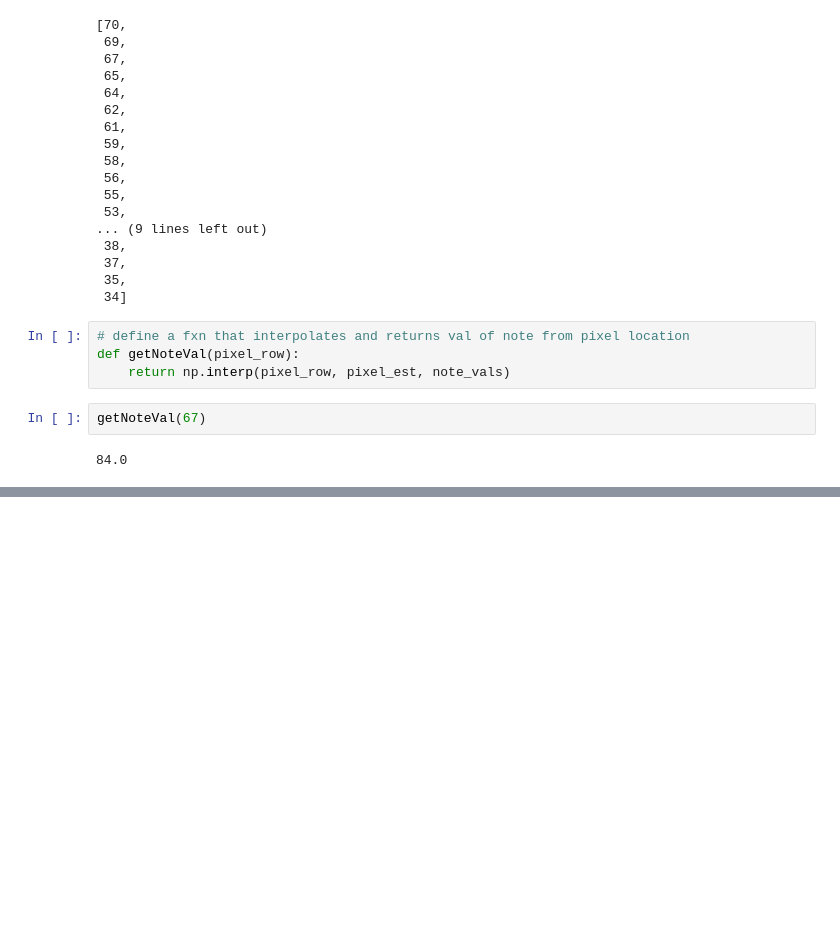
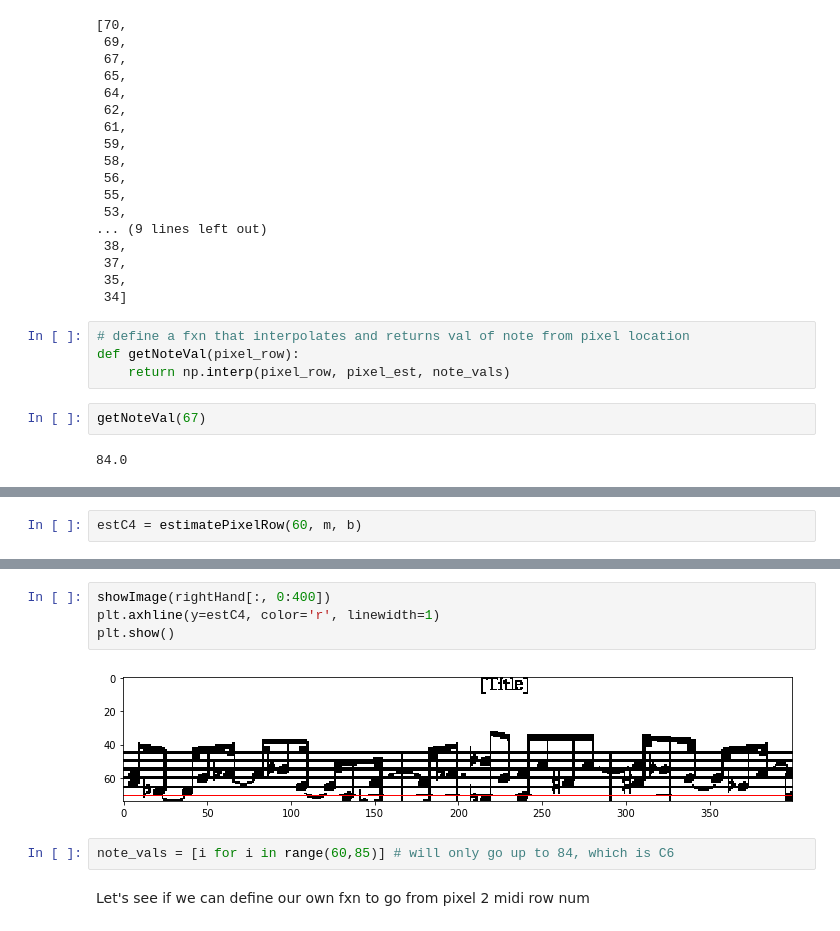
Before and after one commit to db7894/sheet_id, a Jupyter notebook: Summer2018/try_one_page_strip.ipynb, the cells around one changed output, grey strips where cells are left out. Drawn from its saved outputs; the diff is of its cells as text; blank space fills up the shorter version.

```diff
--- a/Summer2018/try_one_page_strip.ipynb
+++ b/Summer2018/try_one_page_strip.ipynb
@@ -408,0 +437,2 @@ getNoteVal(67)
+# %%
+estC4 = estimatePixelRow(60, m, b)
@@ -408,0 +443,10 @@ getNoteVal(67)
+# %%
+showImage(rightHand[:, 0:400])
+plt.axhline(y=estC4, color='r', linewidth=1)
+plt.show()
+# %% [output]
+[figure, added]
+# %%
+note_vals = [i for i in range(60,85)] # will only go up to 84, which is C6
+# %% [markdown]
+Let's see if we can define our own fxn to go from pixel 2 midi row num
```
Also changed, not shown: parts of 16 cells of this notebook.
